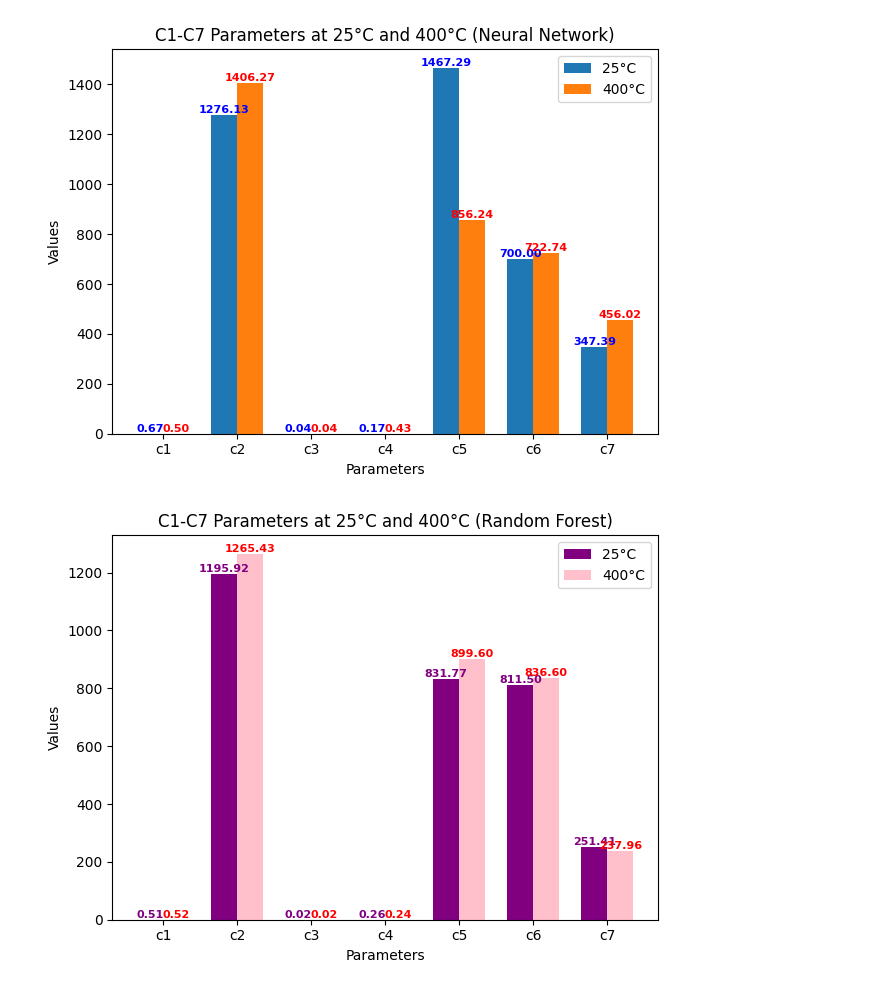
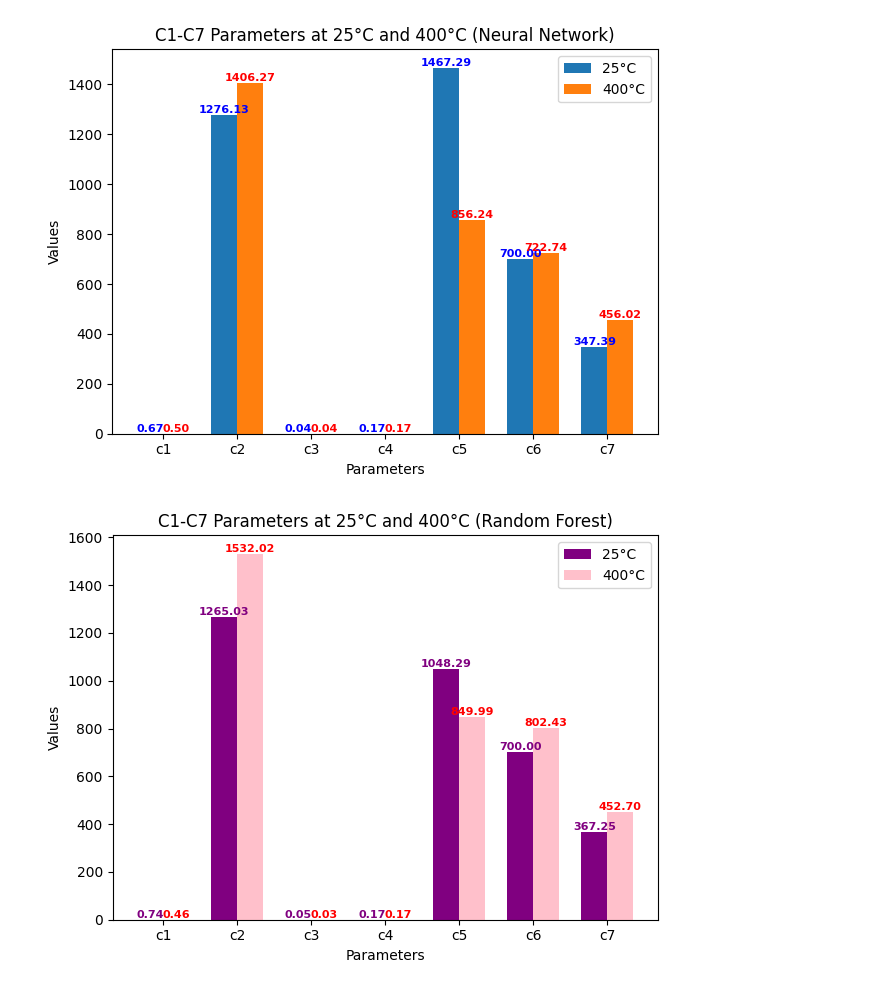
Before and after one commit to LianjGroup/Machine-Learning-Assisted-Optimization-of-Hardening-Parameters, a Jupyter notebook: MAIN/MODELS/paramVisualisation.ipynb, the cells around one changed output. Drawn from its saved outputs; the diff is of its cells as text; code cells hidden in the pictures.

```diff
--- a/MAIN/MODELS/paramVisualisation.ipynb
+++ b/MAIN/MODELS/paramVisualisation.ipynb
@@ -5,7 +5,7 @@ import matplotlib.pyplot as plt
 params_25c = [0.6687, 1276.13, 0.0435, 0.17, 1467.29, 700, 347.39]
 
 # Parameters at 400°C
-params_400c = [0.4973168671131134, 1406.2655029296875, 0.04360615462064743, 0.433216392993927, 856.2398681640625, 722.7423095703125, 456.01861572265625]
+params_400c = [0.4973168671131134, 1406.2655029296875, 0.04360615462064743, 0.17, 856.2398681640625, 722.7423095703125, 456.01861572265625]
 
 # Parameter names (c1-c7)
 param_names = ['c1', 'c2', 'c3', 'c4', 'c5', 'c6', 'c7']
@@ -36,33 +36,33 @@ plt.show()
 import matplotlib.pyplot as plt
 
 # Parameters at 25°C
-params_25c = [0.5139736735702103, 1195.916454402472, 0.023765172822753193, 0.2637934652246432, 831.7697967468094, 811.5048884934508, 251.41025788472933]
+params_25c = [0.7424742474247418, 1265.030503050307, 0.048064406440643984, 0.17, 1048.290829082908, 700, 367.249724972497]
 
 # Parameters at 400°C
-params_400c = [0.5164042857141723, 1265.4283509977704, 0.023072948243025932, 0.23821238259451316, 899.5989875452575, 836.5955221045319, 237.96493593148278]
+params_400c = [0.46484015585962063, 1532.01584235373, 0.025253304551182923, 0.17, 849.9930171030272, 802.4340410589097, 452.703450494406]
 
 # Parameter names (c1-c7)
 param_names = ['c1', 'c2', 'c3', 'c4', 'c5', 'c6', 'c7']
 
 # Create bar chart
 bar_width = 0.35
 index = range(len(param_names))
 
 plt.bar(index, params_25c, bar_width, label='25°C', color='purple')
 plt.bar([i + bar_width for i in index], params_400c, bar_width, label='400°C', color='pink')
 
 plt.xlabel('Parameters')
 plt.ylabel('Values')
 plt.title('C1-C7 Parameters at 25°C and 400°C (Random Forest)')
 plt.xticks([i + bar_width/2 for i in index], param_names)
 plt.legend()
 
 # Add parameter values below the bars with adjusted vertical position
 for i, (p25, p400) in enumerate(zip(params_25c, params_400c)):
     plt.text(i, p25, f'{p25:.2f}', ha='center', va='bottom', fontsize=8, color='purple', weight='bold')
     plt.text(i + bar_width, p400, f'{p400:.2f}', ha='center', va='bottom', fontsize=8, color='red', weight='bold')
 
 plt.tight_layout()  # Adjust layout for better spacing
 plt.show()
 # %% [output]
-[figure, old version]
+[figure, new version]
```
Also changed, not shown: parts of 2 cells of this notebook, 26 other files.
